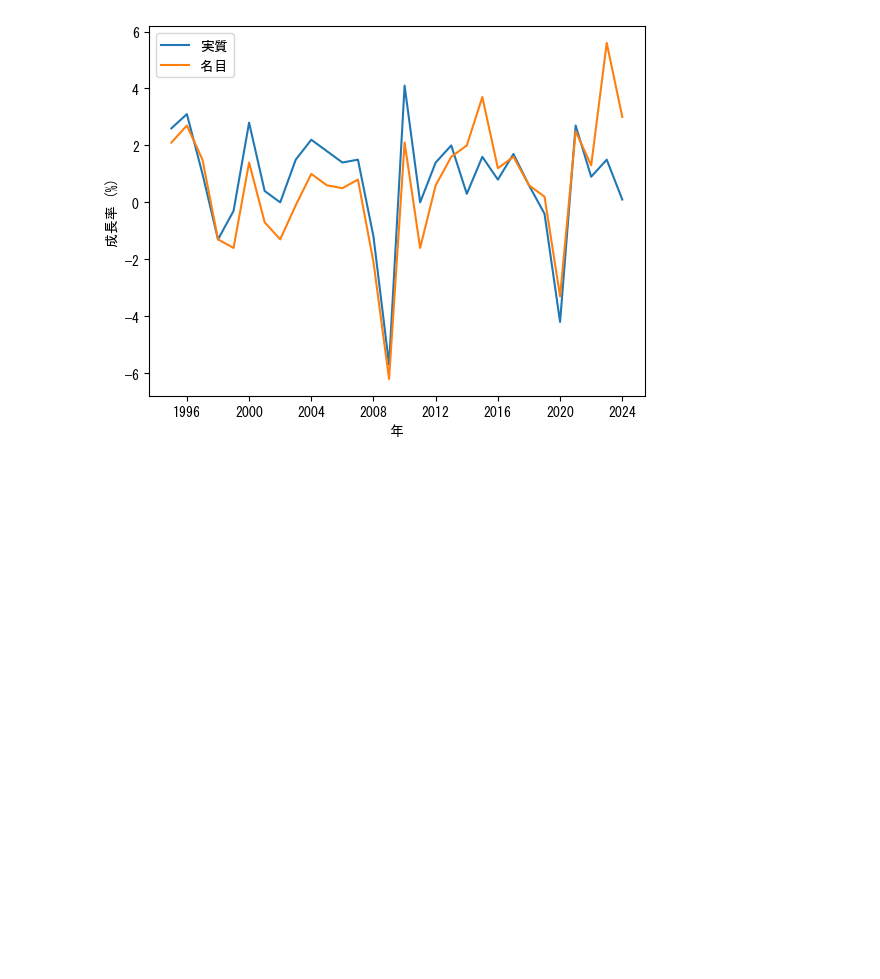
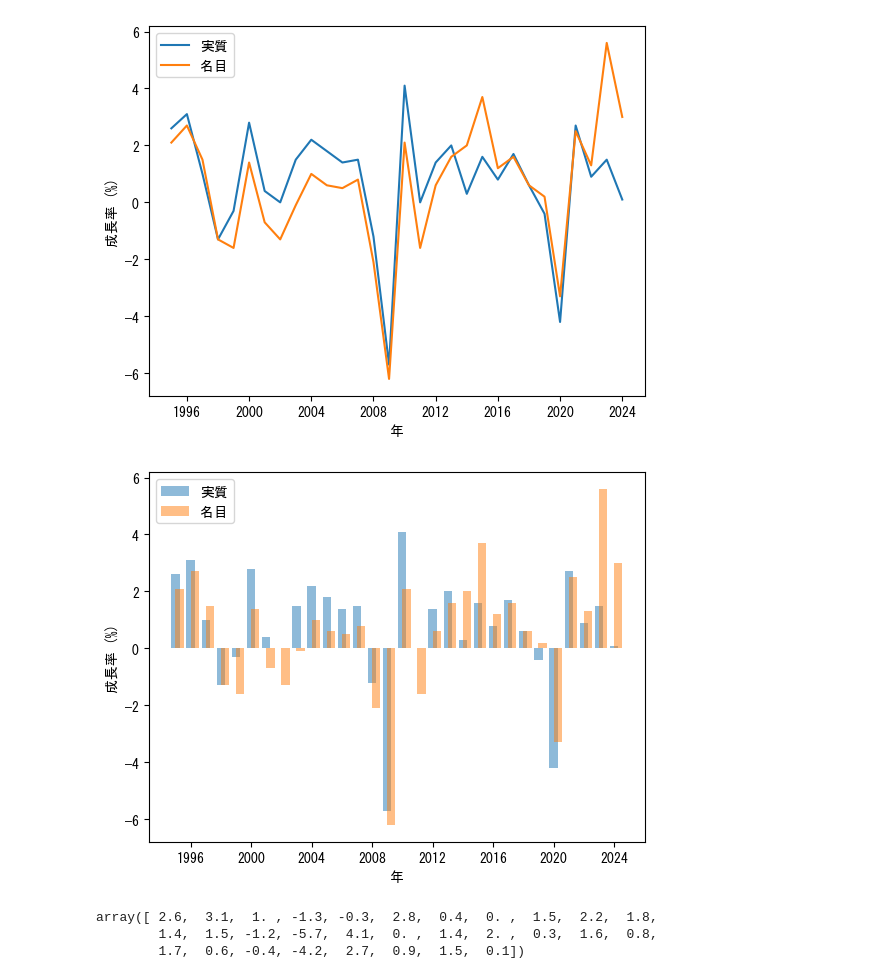
Before and after one commit to freesemt/ht-economics, a Jupyter notebook: notebooks/gdp-1.ipynb, the cells around one changed output. Saved outputs shown, nothing was run; the diff lists cells and outputs as text; code cells hidden in the pictures; blank space fills up the shorter version.

Commit message:
add another gdp plot

```diff
--- a/notebooks/gdp-1.ipynb
+++ b/notebooks/gdp-1.ipynb
@@ -31,3 +31,20 @@ plt.ylabel("成長率 (%)")
 plt.legend();
 # %% [output]
 [figure]
+# %%
+from datetime import timedelta
+width = timedelta(days=200)
+shift = timedelta(days=100)
+plt.bar(gdp_data_j["Year"], gdp_data_j["GDP"], alpha=0.5, width=width,label="実質")
+plt.bar(gdp_data_m["Year"]+shift, gdp_data_m["GDP"], alpha=0.5, width=width,label="名目");
+plt.xlabel("年")
+plt.ylabel("成長率 (%)")
+plt.legend();
+# %% [output]
+[figure, added]
+# %%
+gdp_data_j["GDP"].values
+# %% [output]
+array([ 2.6,  3.1,  1. , -1.3, -0.3,  2.8,  0.4,  0. ,  1.5,  2.2,  1.8,
+        1.4,  1.5, -1.2, -5.7,  4.1,  0. ,  1.4,  2. ,  0.3,  1.6,  0.8,
+        1.7,  0.6, -0.4, -4.2,  2.7,  0.9,  1.5,  0.1])
```
